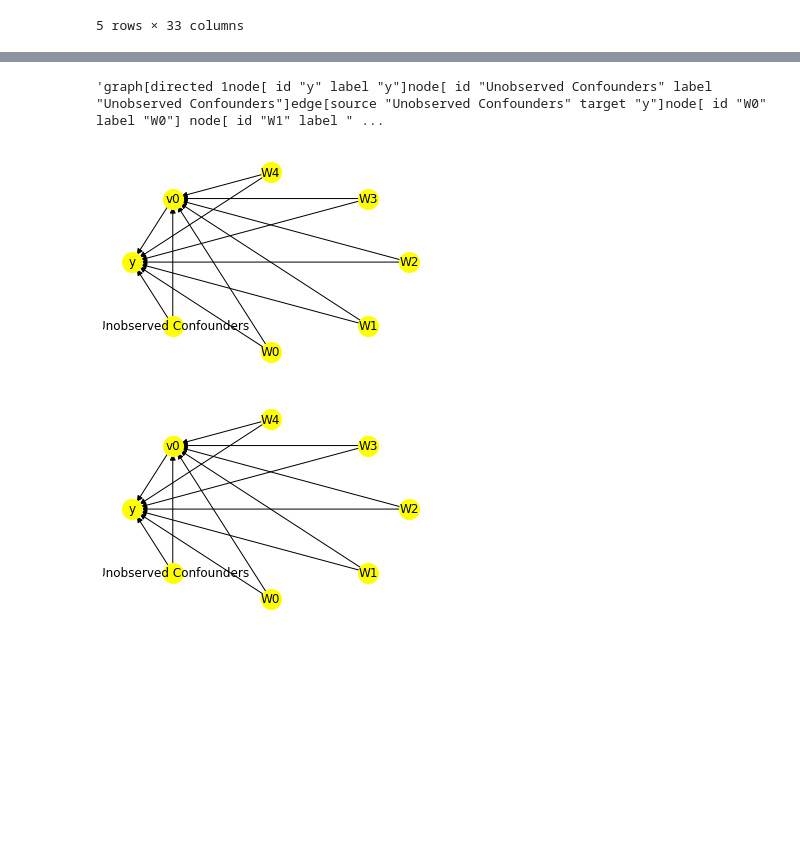
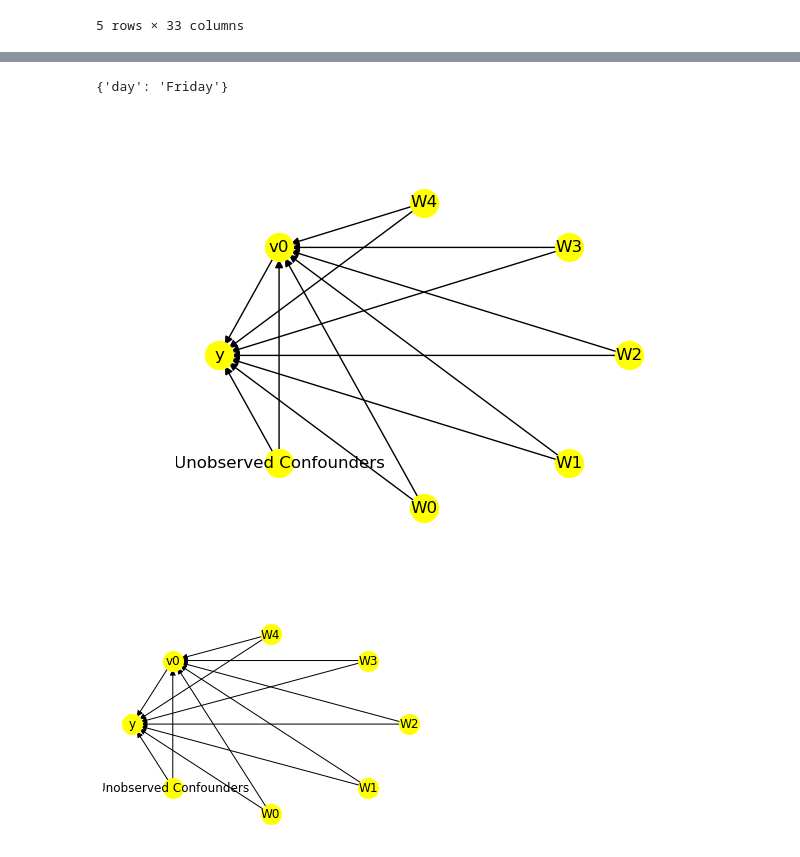
Before and after one commit to Casualty-Challenge/Breast_Cancer_Causality_Inference, a Jupyter notebook: notebooks/causalInference.ipynb, the cells around one changed output, grey strips where cells are left out. Cells and saved outputs as stored; diff of their text form; code cells hidden in the pictures; blank space fills up the shorter version.

Commit message:
Further enhancing causality graph

```diff
--- a/notebooks/causalInference.ipynb
+++ b/notebooks/causalInference.ipynb
@@ -34,0 +74,3 @@ df.head()
+# %%
+d["common_causes_names"] = ["area_mean", "concavity_mean", "area_se", "concavity_worst",
+       "symmetry_worst"]
@@ -35 +135,5 @@ df.head()
+# %%
+G.graph
+# %% [output]
+{'day': 'Friday'}
 # %%
@@ -39,18 +146,9 @@ graph = d["gml_graph"]
-# %%
-model = CausalModel(
-    data = df,
-    treatment = treatment_name,
-    outcome = outcome_name,
-    graph = graph
-)
-# %%
-d["gml_graph"]
-# %% [output]
-'graph[directed 1node[ id "y" label "y"]node[ id "Unobserved Confounders" label "Unobserved Confounders"]edge[source "Unobserved Confounders" target "y"]node[ id "W0" label "W0"] node[ id "W1" label " ...
-# %%
-model.view_model(layout = "dot")
-# %% [output]
-[figure, removed]
+# %%
+model.view_model(layout = "dot")
+from IPython.display import Image, display
+display(Image(filename = "causal_model.png"))
+# %% [output]
+[figure, added]
 # %%
 model.view_model(layout = "dot")
 # %% [output]
```
Also changed, not shown: parts of 20 cells of this notebook, 1 other file.
